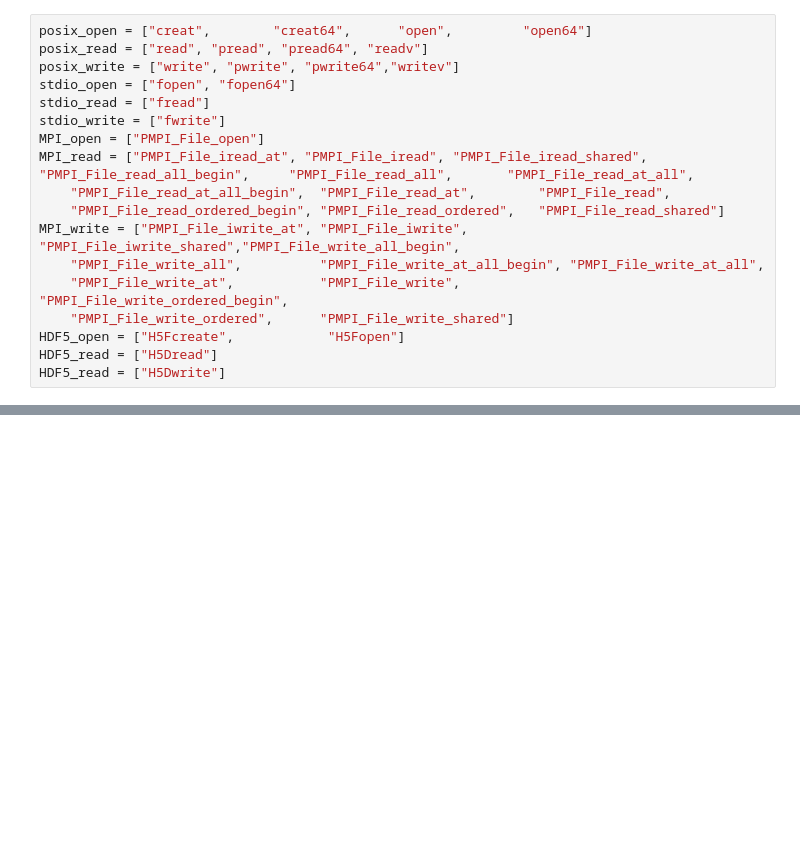
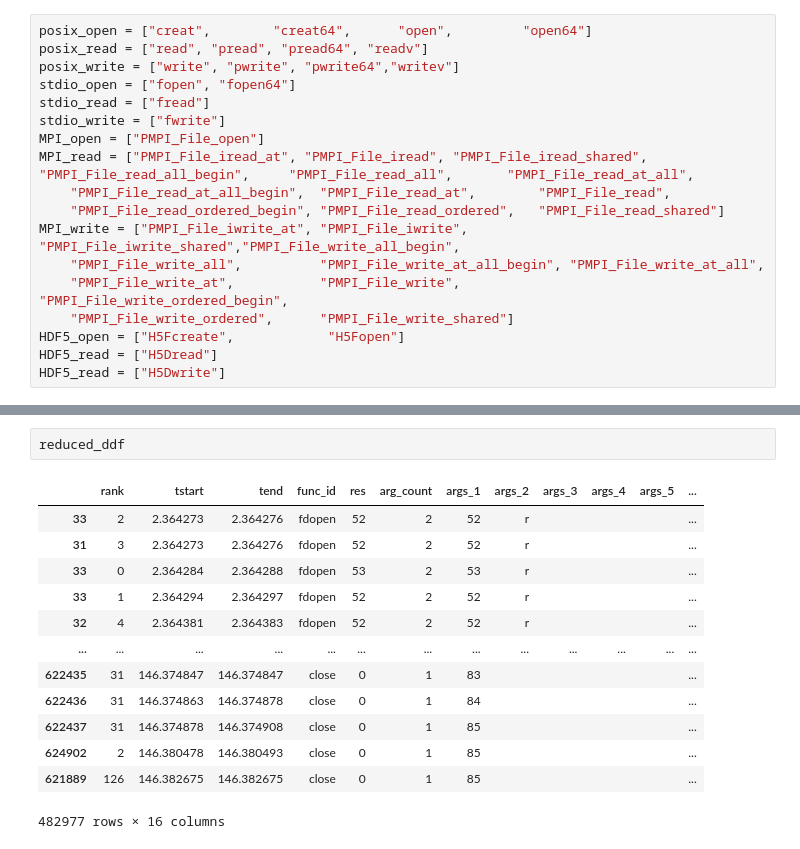
Before and after one commit to hariharan-devarajan/taxonomy, a Jupyter notebook: analysis/notebooks/recorder/jag-recorder2parquet.ipynb, the cells around one changed output, grey strips where cells are left out. Saved outputs shown, nothing was run; the diff lists cells and outputs as text; blank space fills up the shorter version.

```diff
--- a/analysis/notebooks/recorder/jag-recorder2parquet.ipynb
+++ b/analysis/notebooks/recorder/jag-recorder2parquet.ipynb
@@ -123,0 +147,16 @@ operation_rows.compute()
+# %%
+reduced_ddf
+# %% [output]
+|  | rank | tstart | tend | func_id | res | arg_count | args_1 | args_2 | args_3 | args_4 | args_5 | ... |
+| 33 | 2 | 2.364273 | 2.364276 | fdopen | 52 | 2 | 52 | r |  |  |  | ... |
+| 31 | 3 | 2.364273 | 2.364276 | fdopen | 52 | 2 | 52 | r |  |  |  | ... |
+| 33 | 0 | 2.364284 | 2.364288 | fdopen | 53 | 2 | 53 | r |  |  |  | ... |
+| 33 | 1 | 2.364294 | 2.364297 | fdopen | 52 | 2 | 52 | r |  |  |  | ... |
+| 32 | 4 | 2.364381 | 2.364383 | fdopen | 52 | 2 | 52 | r |  |  |  | ... |
+| ... | ... | ... | ... | ... | ... | ... | ... | ... | ... | ... | ... | ... |
+| 622435 | 31 | 146.374847 | 146.374847 | close | 0 | 1 | 83 |  |  |  |  | ... |
+| 622436 | 31 | 146.374863 | 146.374878 | close | 0 | 1 | 84 |  |  |  |  | ... |
+| 622437 | 31 | 146.374878 | 146.374908 | close | 0 | 1 | 85 |  |  |  |  | ... |
+| 624902 | 2 | 146.380478 | 146.380493 | close | 0 | 1 | 85 |  |  |  |  | ... |
+| 621889 | 126 | 146.382675 | 146.382675 | close | 0 | 1 | 85 |  |  |  |  | ... |
+482977 rows × 16 columns
```
Also changed, not shown: parts of 50 cells of this notebook, 18 other files.
